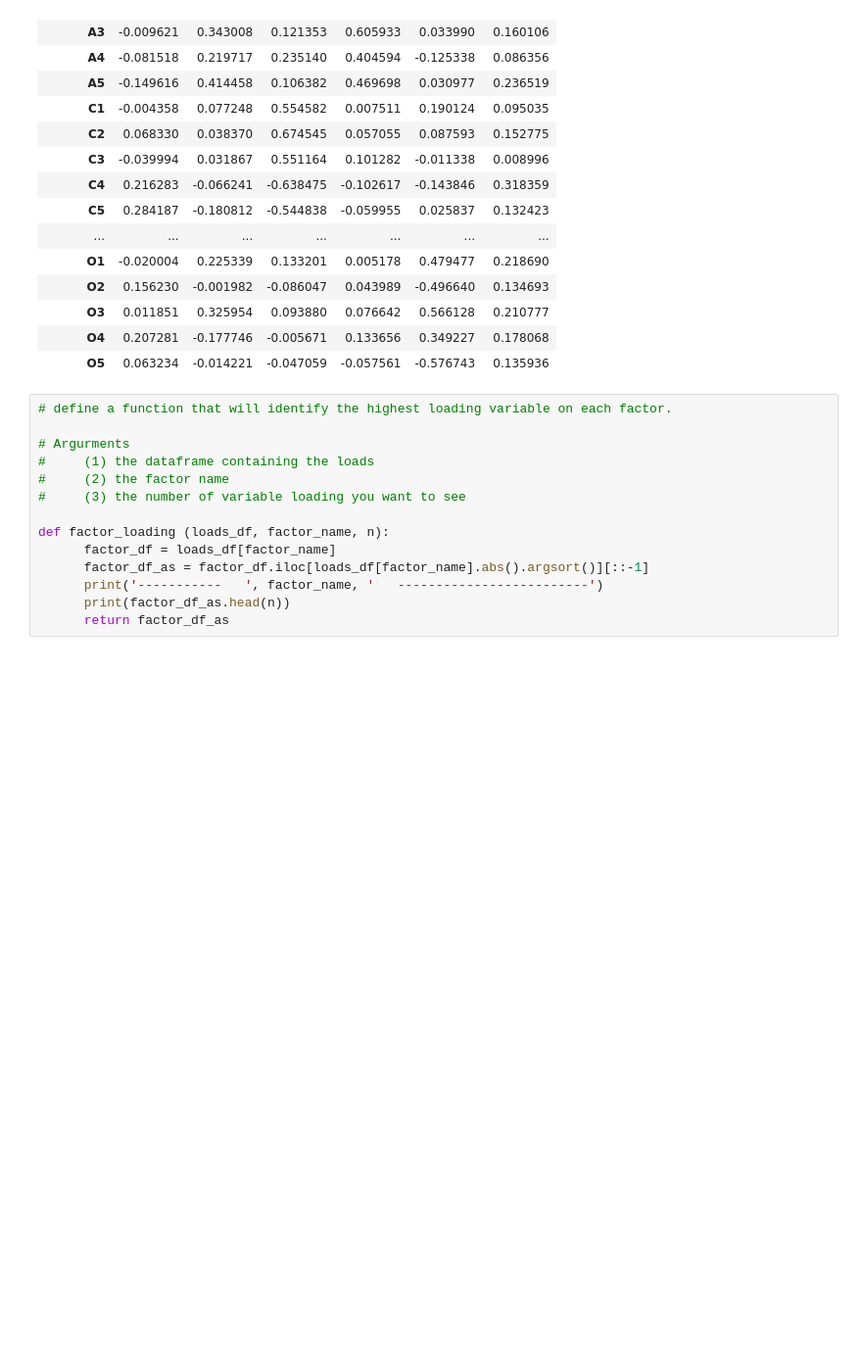
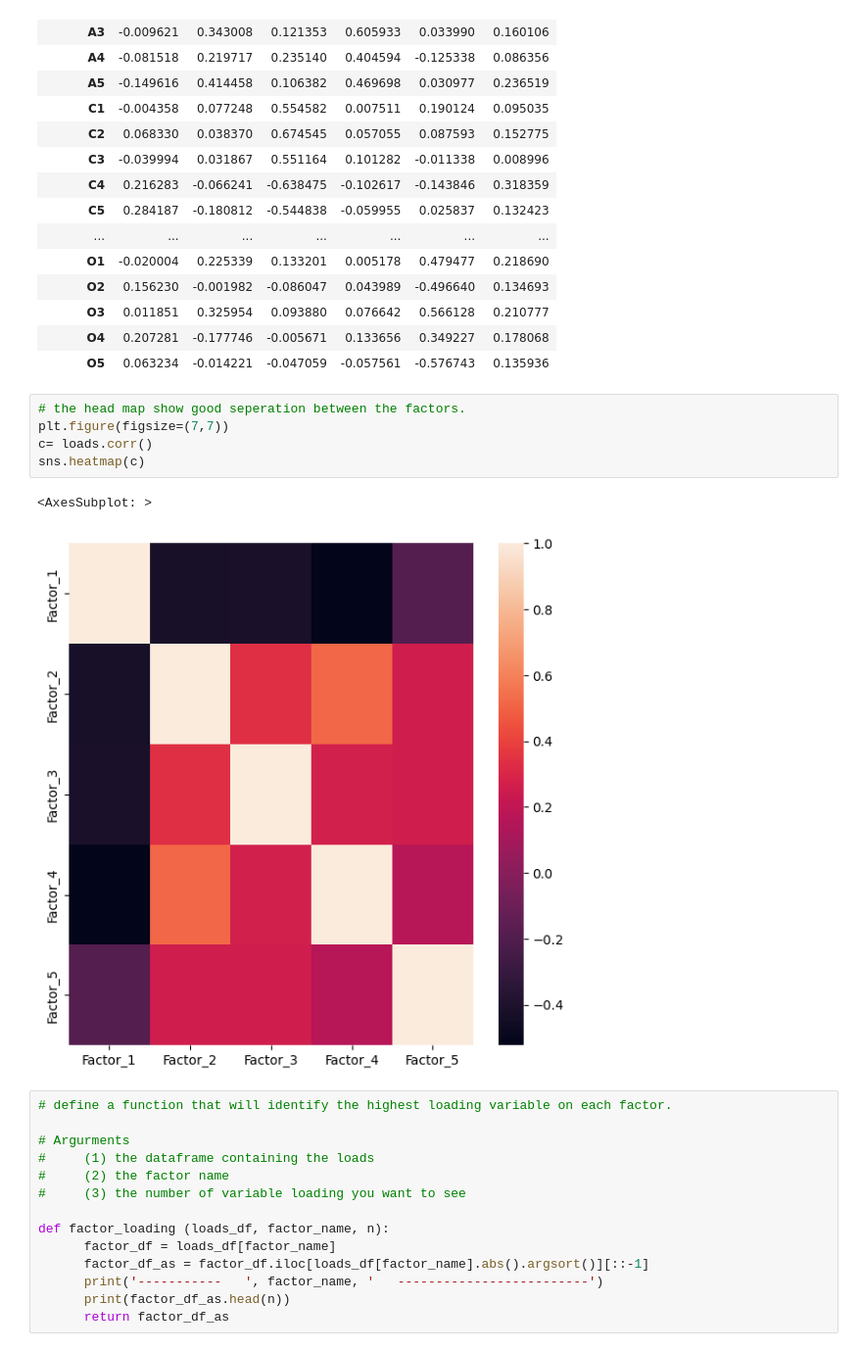
Before and after one commit to JeffPinegar/Factor_Analysis, a Jupyter notebook: Factor Analsys.ipynb, the cells around one changed output. Shown: that part at 98% size. Cells and saved outputs as stored; diff of their text form; blank space fills up the shorter version.

Commit message:
good FA training Examples using Airline data

```diff
--- a/Factor Analsys.ipynb
+++ b/Factor Analsys.ipynb
@@ -212,6 +224,14 @@ loads.style.highlight_max(color = 'darkgreen', axis = 0)
 | O3 | 0.011851 | 0.325954 | 0.093880 | 0.076642 | 0.566128 | 0.210777 |
 | O4 | 0.207281 | -0.177746 | -0.005671 | 0.133656 | 0.349227 | 0.178068 |
 | O5 | 0.063234 | -0.014221 | -0.047059 | -0.057561 | -0.576743 | 0.135936 |
+# %%
+# the head map show good seperation between the factors.
+plt.figure(figsize=(7,7))
+c= loads.corr()
+sns.heatmap(c)
+# %% [output]
+<AxesSubplot: >
+[figure, added]
 # %%
 # define a function that will identify the highest loading variable on each factor.
 
```
Also changed, not shown: parts of 4 cells of this notebook, 4 other files.
